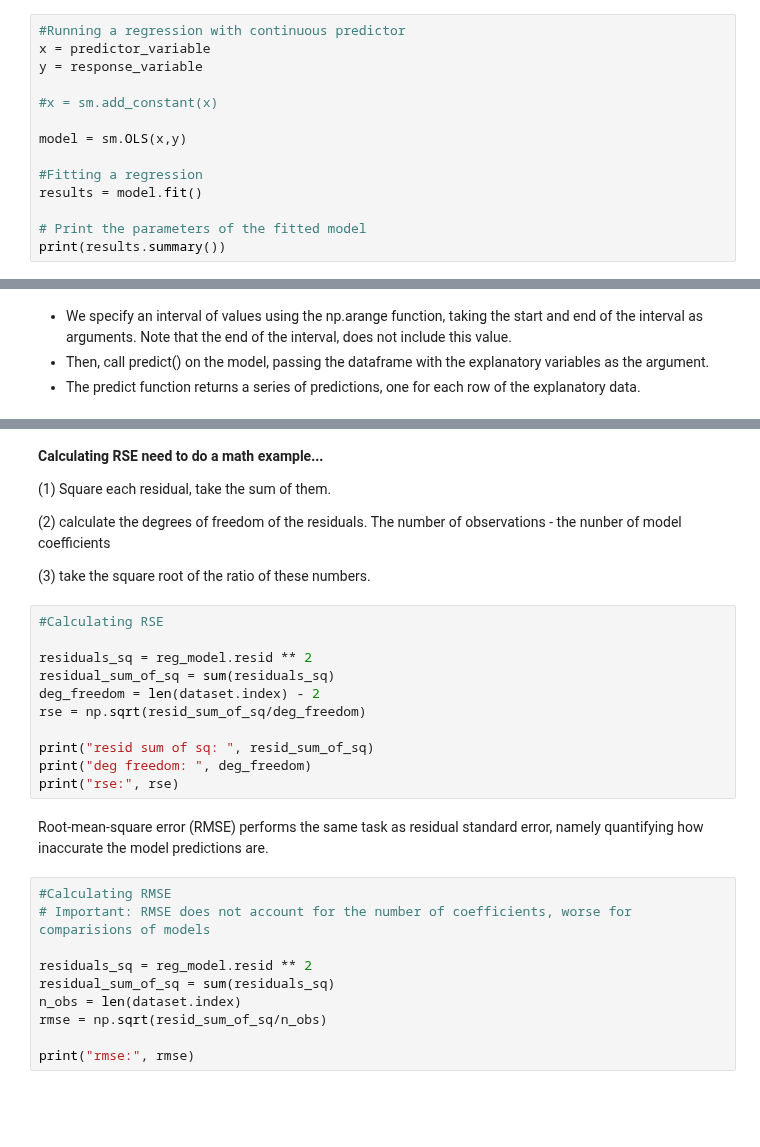
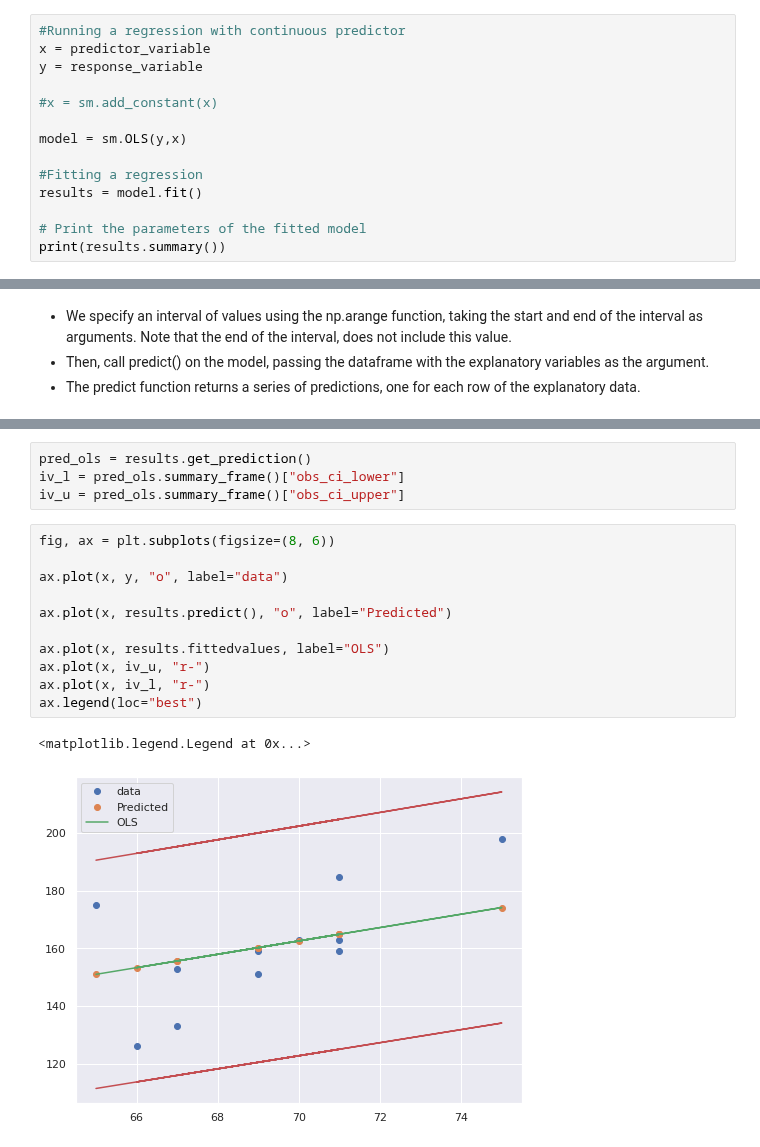
Before and after one commit to ia-nechaev/aqm2022, a Jupyter notebook: Exercises_chapter13_part1.ipynb, the cells around one changed output, grey strips where cells are left out. Drawn from its saved outputs; the diff is of its cells as text; blank space fills up the shorter version.

```diff
--- a/Exercises_chapter13_part1.ipynb
+++ b/Exercises_chapter13_part1.ipynb
@@ -241,7 +259,7 @@ y = response_variable
 
 #x = sm.add_constant(x)
 
-model = sm.OLS(x,y)
+model = sm.OLS(y,x)
 
 #Fitting a regression
 results = model.fit()
@@ -376,32 +318,18 @@ print("rse:", rse)
-# %% [markdown]
-**Calculating RSE**
-**need to do a math example...**
-
-(1) Square each residual, take the sum of them.
-
-(2) calculate the degrees of freedom of the residuals. The number of observations - the nunber of model coefficients
-
-(3) take the square root of the ratio of these numbers.
-# %%
-#Calculating RSE
-
-residuals_sq = reg_model.resid ** 2
-residual_sum_of_sq = sum(residuals_sq)
-deg_freedom = len(dataset.index) - 2
-rse = np.sqrt(resid_sum_of_sq/deg_freedom)
-
-print("resid sum of sq: ", resid_sum_of_sq)
-print("deg freedom: ", deg_freedom)
-print("rse:", rse)
-# %% [markdown]
-Root-mean-square error (RMSE) performs the same task as residual standard error, namely quantifying how inaccurate the model predictions are.
-# %%
-#Calculating RMSE
-# Important: RMSE does not account for the number of coefficients, worse for comparisions of models
-
-residuals_sq = reg_model.resid ** 2
-residual_sum_of_sq = sum(residuals_sq)
-n_obs = len(dataset.index)
-rmse = np.sqrt(resid_sum_of_sq/n_obs)
-
-print("rmse:", rmse)
+# %%
+pred_ols = results.get_prediction()
+iv_l = pred_ols.summary_frame()["obs_ci_lower"]
+iv_u = pred_ols.summary_frame()["obs_ci_upper"]
+# %%
+fig, ax = plt.subplots(figsize=(8, 6))
+
+ax.plot(x, y, "o", label="data")
+
+ax.plot(x, results.predict(), "o", label="Predicted")
+
+ax.plot(x, results.fittedvalues, label="OLS")
+ax.plot(x, iv_u, "r-")
+ax.plot(x, iv_l, "r-")
+ax.legend(loc="best")
+# %% [output]
+<matplotlib.legend.Legend at 0x...>
+[figure, added]
```
Also changed, not shown: parts of 24 cells of this notebook.
